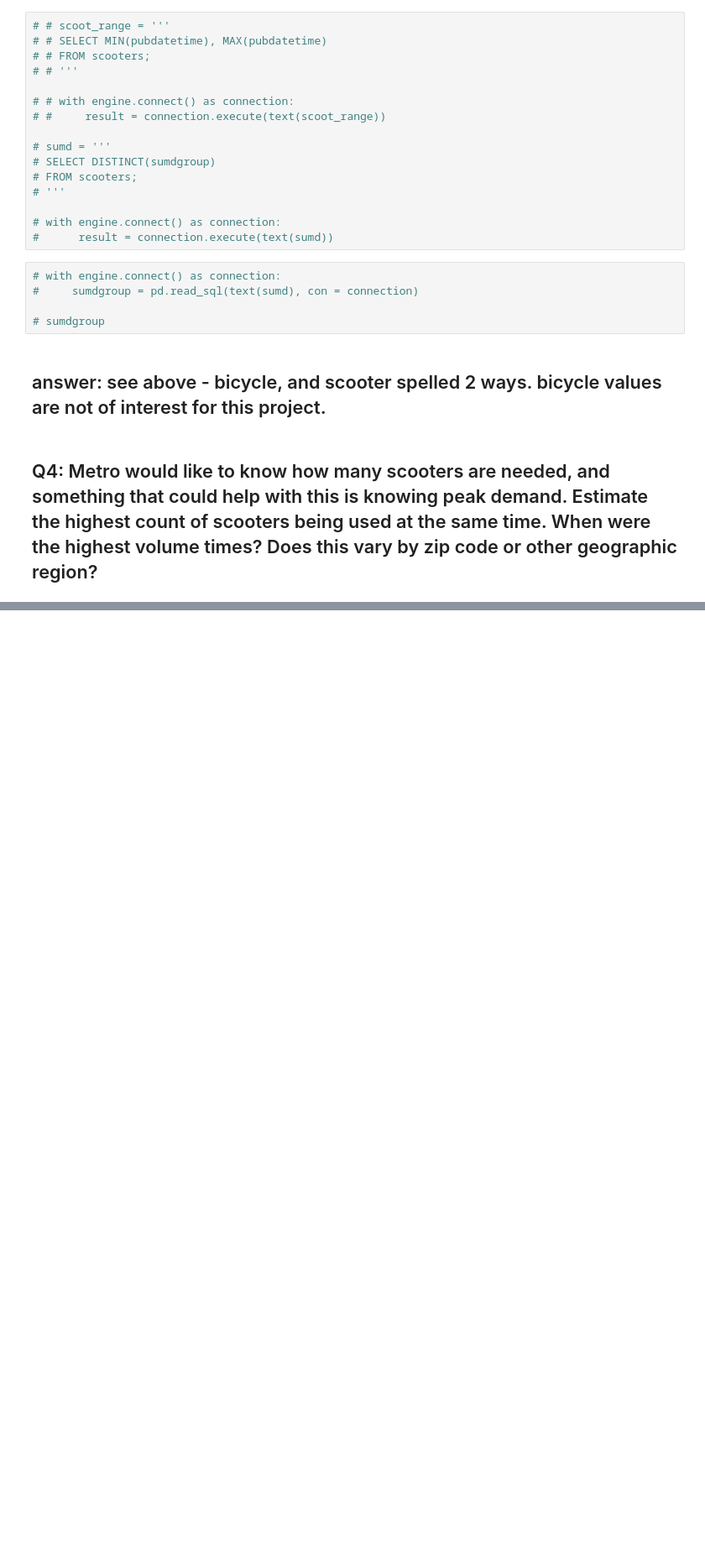
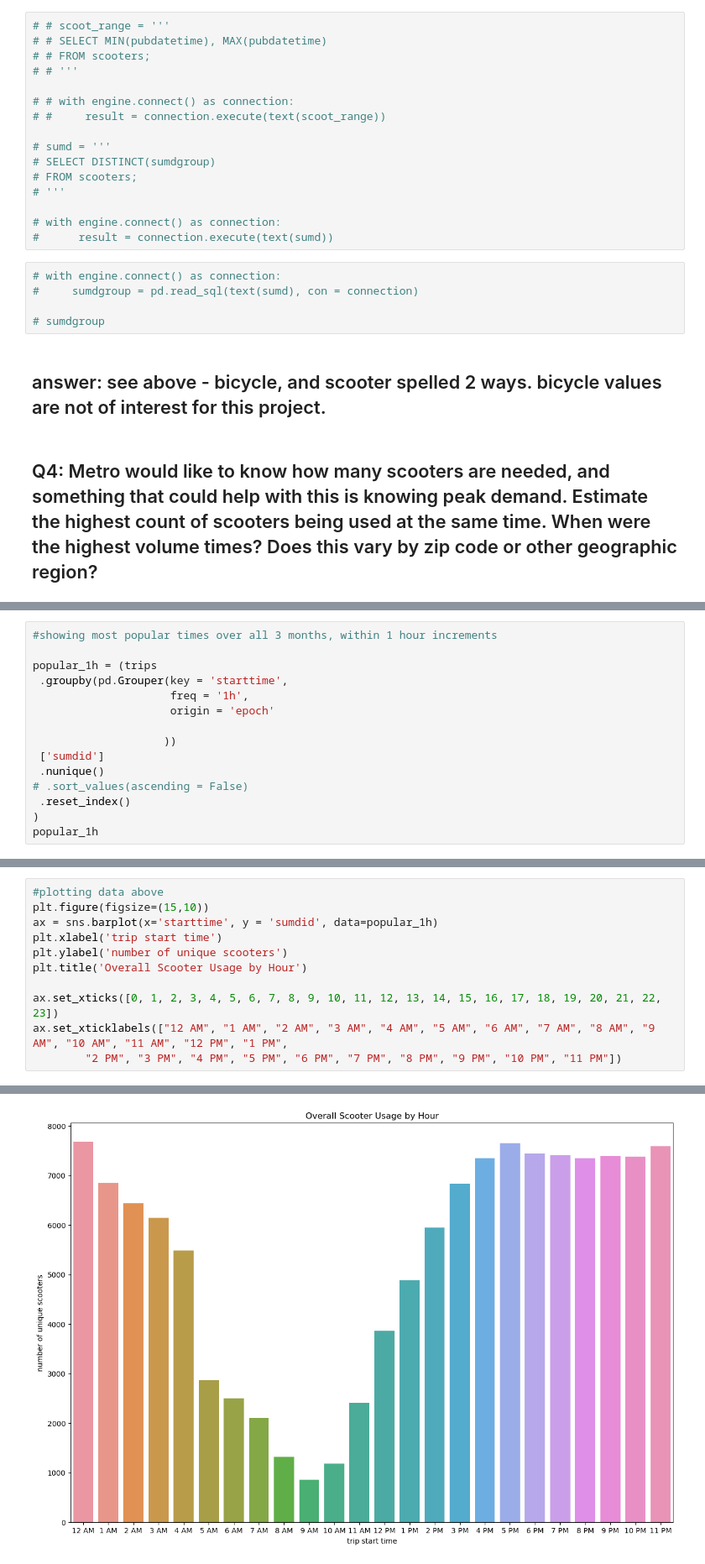
Before and after one commit to NSS-Data-Analytics-Cohort-11/scooters-supreme, a Jupyter notebook: notebooks/scooters.ipynb, the cells around one changed output, grey strips where cells are left out. Shown at 84% size. Drawn from its saved outputs; the diff is of its cells as text; blank space fills up the shorter version.

```diff
--- a/notebooks/scooters.ipynb
+++ b/notebooks/scooters.ipynb
@@ -747,0 +486,15 @@ trips_37212 = start_trips_zip.loc[start_trips_zip['zip'] == '37212']
+# %%
+#showing most popular times over all 3 months, within 1 hour increments
+
+popular_1h = (trips
+ .groupby(pd.Grouper(key = 'starttime',
+                     freq = '1h',
+                     origin = 'epoch'
+
+                    ))
+ ['sumdid']
+ .nunique()
+# .sort_values(ascending = False)
+ .reset_index()
+)
+popular_1h
@@ -747,0 +519,12 @@ trips_37212 = start_trips_zip.loc[start_trips_zip['zip'] == '37212']
+# %%
+#plotting data above
+plt.figure(figsize=(15,10))
+ax = sns.barplot(x='starttime', y = 'sumdid', data=popular_1h)
+plt.xlabel('trip start time')
+plt.ylabel('number of unique scooters')
+plt.title('Overall Scooter Usage by Hour')
+
+ax.set_xticks([0, 1, 2, 3, 4, 5, 6, 7, 8, 9, 10, 11, 12, 13, 14, 15, 16, 17, 18, 19, 20, 21, 22, 23])
+ax.set_xticklabels(["12 AM", "1 AM", "2 AM", "3 AM", "4 AM", "5 AM", "6 AM", "7 AM", "8 AM", "9 AM", "10 AM", "11 AM", "12 PM", "1 PM",
+        "2 PM", "3 PM", "4 PM", "5 PM", "6 PM", "7 PM", "8 PM", "9 PM", "10 PM", "11 PM"])
+# %% [output]
@@ -747,0 +548 @@ trips_37212 = start_trips_zip.loc[start_trips_zip['zip'] == '37212']
+[figure, added]
```
Also changed, not shown: parts of 74 cells of this notebook.
